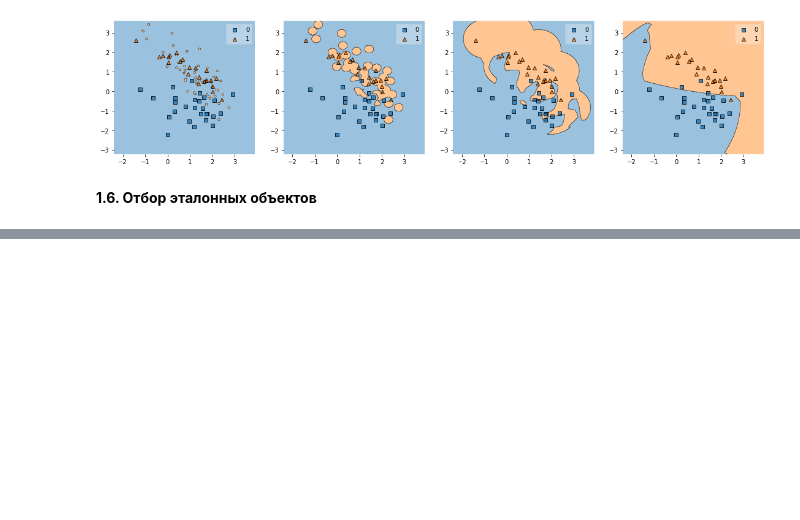
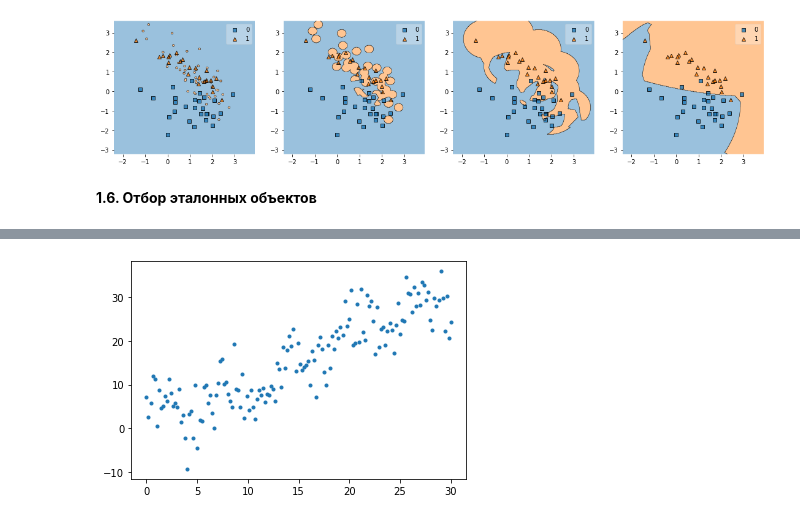
Before and after one commit to vederko-p/ml-first-steps, a Jupyter notebook: seminars/sem 4. Метрические методы классификации и регрессии/sem4.ipynb, the cells around one changed output, grey strips where cells are left out. Cells and saved outputs as stored; diff of their text form; code cells hidden in the pictures; blank space fills up the shorter version.

```diff
--- a/seminars/sem 4. Метрические методы классификации и регрессии/sem4.ipynb
+++ b/seminars/sem 4. Метрические методы классификации и регрессии/sem4.ipynb
@@ -306,0 +473,16 @@ plt.show()
+# %%
+np.random.seed(0)
+l = 150
+
+# Генерация данных
+x = np.linspace(0, 30, num=l)
+Y_without_noise = x + 4*np.sin(x)
+Y = Y_without_noise + 4*np.random.randn(l)
+
+# Генерация признаков
+X = np.vstack([np.ones_like(x), x, np.sin(x)]).T
+# %%
+plt.plot(x, Y, '.')
+plt.show()
+# %% [output]
+[figure, added]
```
Also changed, not shown: parts of 28 cells of this notebook.
